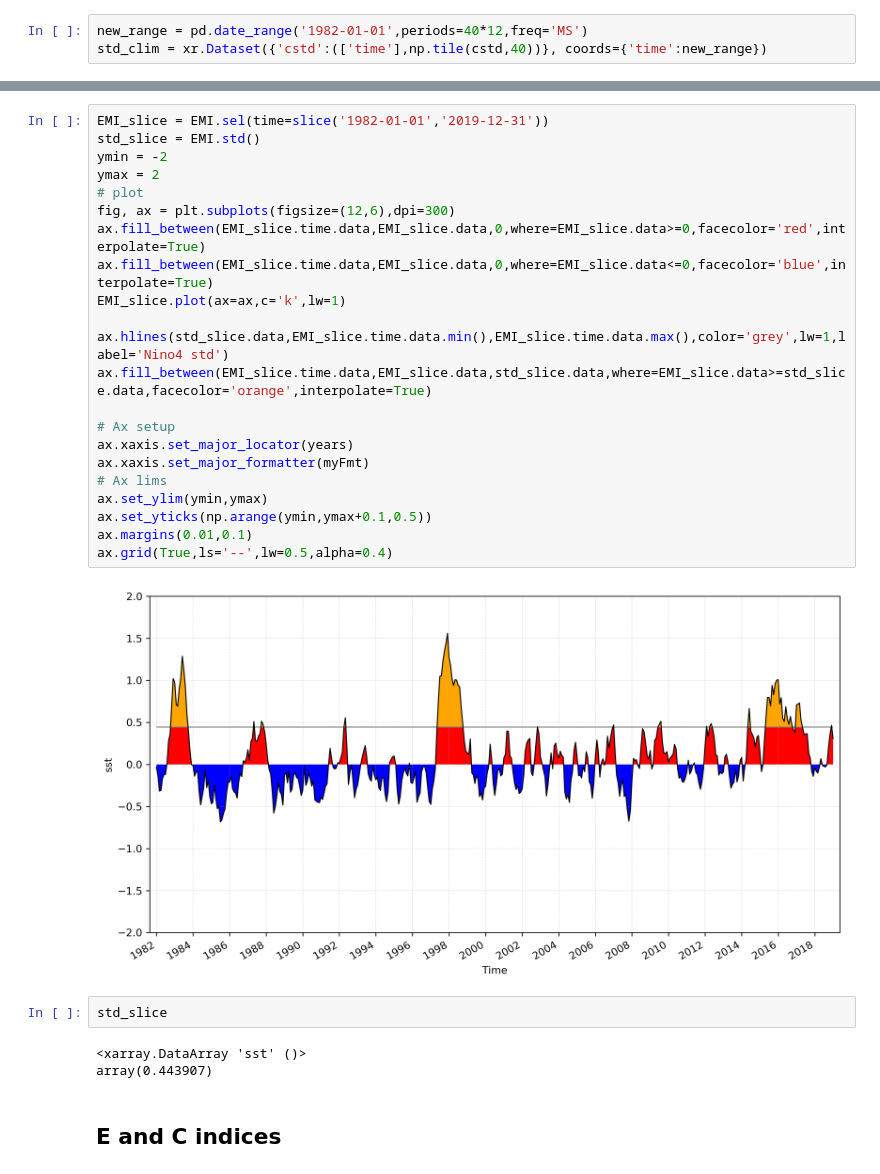
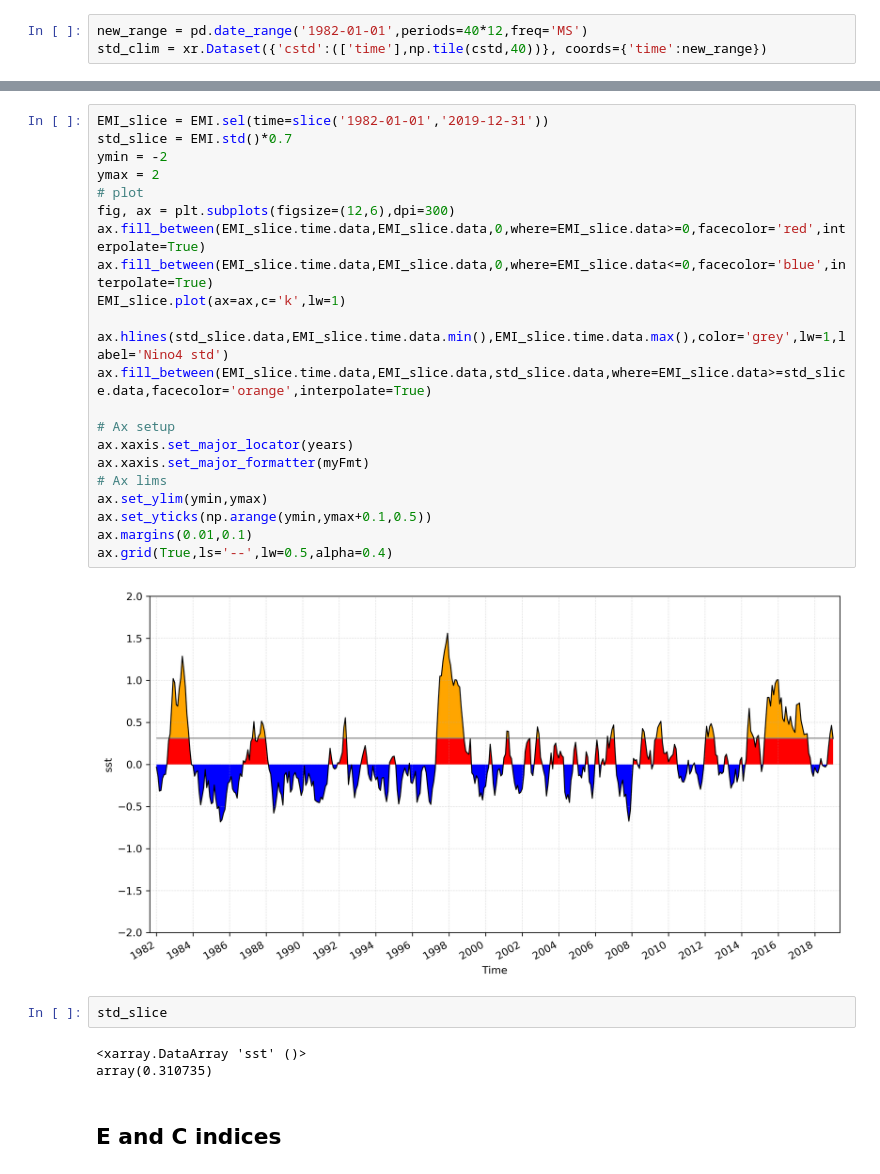
Before and after one commit to griverat/nino_indices, a Jupyter notebook: Notebooks/nino_indices.ipynb, the cells around one changed output, grey strips where cells are left out. Cells and saved outputs as stored; diff of their text form.

```diff
--- a/Notebooks/nino_indices.ipynb
+++ b/Notebooks/nino_indices.ipynb
@@ -157,32 +157,32 @@ ax.grid(True,ls='--',lw=0.5,alpha=0.4)
 # %%
 EMI_slice = EMI.sel(time=slice('1982-01-01','2019-12-31'))
-std_slice = EMI.std()
+std_slice = EMI.std()*0.7
 ymin = -2
 ymax = 2
 # plot
 fig, ax = plt.subplots(figsize=(12,6),dpi=300)
 ax.fill_between(EMI_slice.time.data,EMI_slice.data,0,where=EMI_slice.data>=0,facecolor='red',interpolate=True)
 ax.fill_between(EMI_slice.time.data,EMI_slice.data,0,where=EMI_slice.data<=0,facecolor='blue',interpolate=True)
 EMI_slice.plot(ax=ax,c='k',lw=1)
 
 ax.hlines(std_slice.data,EMI_slice.time.data.min(),EMI_slice.time.data.max(),color='grey',lw=1,label='Nino4 std')
 ax.fill_between(EMI_slice.time.data,EMI_slice.data,std_slice.data,where=EMI_slice.data>=std_slice.data,facecolor='orange',interpolate=True)
 
 # Ax setup
 ax.xaxis.set_major_locator(years)
 ax.xaxis.set_major_formatter(myFmt)
 # Ax lims
 ax.set_ylim(ymin,ymax)
 ax.set_yticks(np.arange(ymin,ymax+0.1,0.5))
 ax.margins(0.01,0.1)
 ax.grid(True,ls='--',lw=0.5,alpha=0.4)
 # %% [output]
-[figure, old version]
+[figure, new version]
 # %%
 std_slice
 # %% [output]
 <xarray.DataArray 'sst' ()>
-array(0.443907)
+array(0.310735)
 # %% [markdown]
 ## E and C indices
 # %%
```
Also changed, not shown: parts of 2 cells of this notebook.
